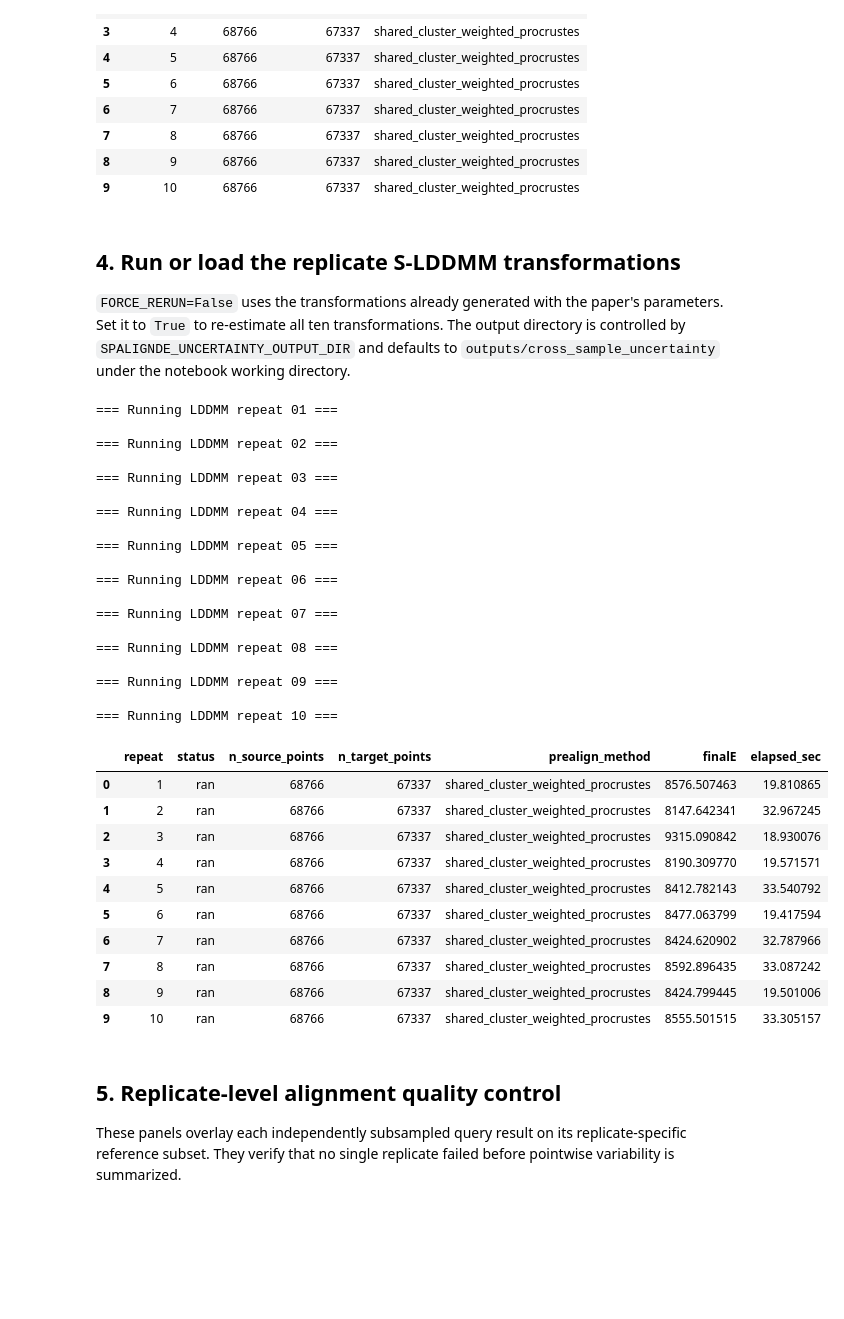
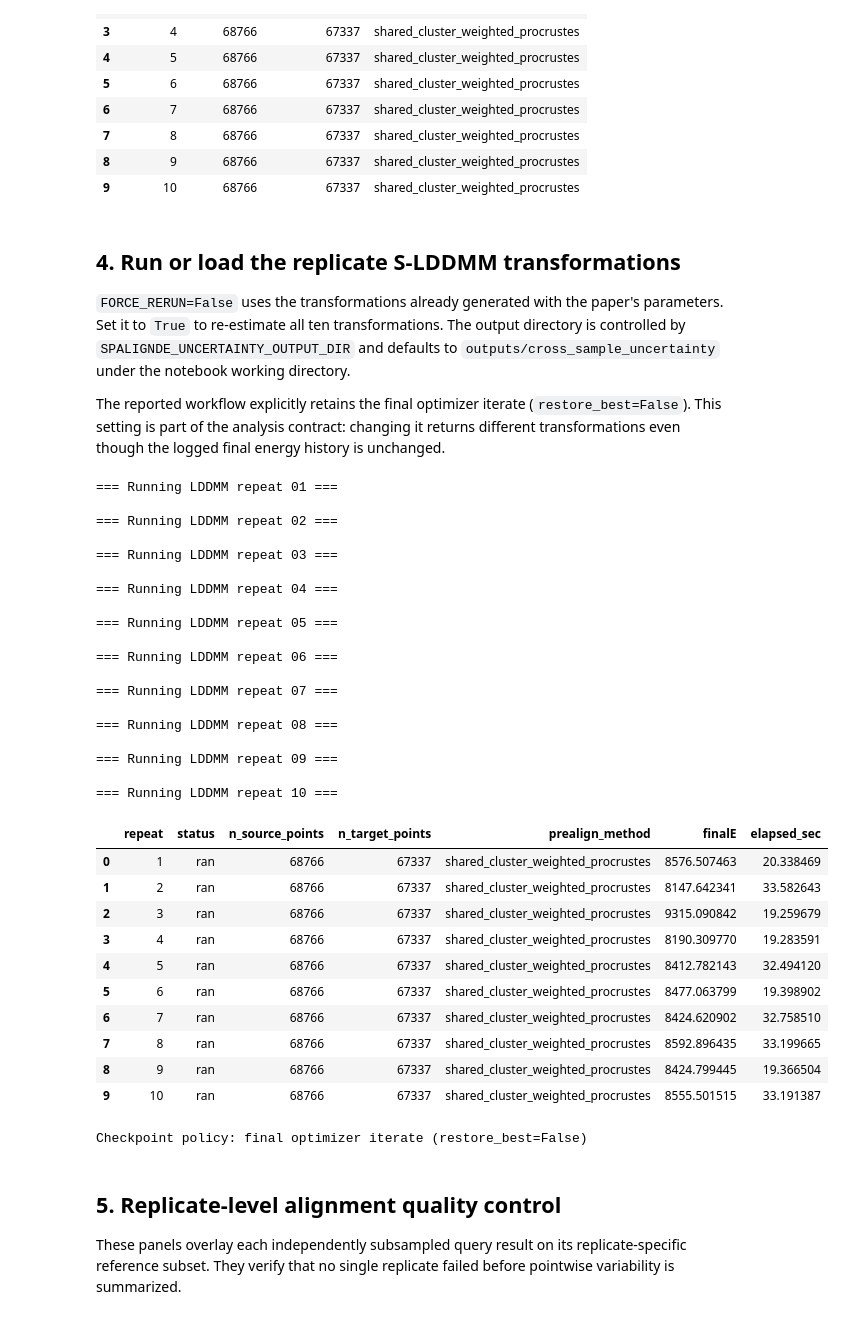
Before and after one commit to dsong-lab/spAlignDE, a Jupyter notebook: docs/source/source_notebooks/cross_sample_uncertainty_report.ipynb, the cells around one changed output. Cells and saved outputs as stored; diff of their text form; code cells hidden in the pictures; blank space fills up the shorter version.

```diff
--- a/docs/source/source_notebooks/cross_sample_uncertainty_report.ipynb
+++ b/docs/source/source_notebooks/cross_sample_uncertainty_report.ipynb
@@ -139,6 +138,11 @@ display(replicate_table)
 parameters. Set it to `True` to re-estimate all ten transformations. The output
 directory is controlled by ``SPALIGNDE_UNCERTAINTY_OUTPUT_DIR`` and defaults to
 ``outputs/cross_sample_uncertainty`` under the notebook working directory.
+
+The reported workflow explicitly retains the final optimizer iterate
+(`restore_best=False`). This setting is part of the analysis contract: changing
+it returns different transformations even though the logged final energy
+history is unchanged.
 # %%
 FORCE_RERUN = os.environ.get("SPALIGNDE_FORCE_UNCERTAINTY_RERUN", "0") == "1"
 
@@ -159,6 +163,7 @@ optim_cfg = {
     "grad_clip_m0": None,
     "lrM_decay": 1.0,
     "lrM_min": 2e3,
+    "restore_best": False,
 }
 
 aligned_by_repeat, run_summary = uq.run_or_load_alignments(
@@ -170,43 +175,45 @@ aligned_by_repeat, run_summary = uq.run_or_load_alignments(
     save_transforms=True,
     require_transforms=True,
     verbose=False,
 )
 display(
     run_summary[
         ["repeat", "status", "n_source_points", "n_target_points", "prealign_method", "finalE", "elapsed_sec"]
     ]
 )
+print("Checkpoint policy: final optimizer iterate (restore_best=False)")
 # %% [output]
 === Running LDDMM repeat 01 ===
 
 === Running LDDMM repeat 02 ===
 
 === Running LDDMM repeat 03 ===
 
 === Running LDDMM repeat 04 ===
 
 === Running LDDMM repeat 05 ===
 
 === Running LDDMM repeat 06 ===
 
 === Running LDDMM repeat 07 ===
 
 === Running LDDMM repeat 08 ===
 
 === Running LDDMM repeat 09 ===
 
 === Running LDDMM repeat 10 ===
 |  | repeat | status | n_source_points | n_target_points | prealign_method | finalE | elapsed_sec |
-| 0 | 1 | ran | 68766 | 67337 | shared_cluster_weighted_procrustes | 8576.507463 | 19.810865 |
-| 1 | 2 | ran | 68766 | 67337 | shared_cluster_weighted_procrustes | 8147.642341 | 32.967245 |
-| 2 | 3 | ran | 68766 | 67337 | shared_cluster_weighted_procrustes | 9315.090842 | 18.930076 |
-| 3 | 4 | ran | 68766 | 67337 | shared_cluster_weighted_procrustes | 8190.309770 | 19.571571 |
-| 4 | 5 | ran | 68766 | 67337 | shared_cluster_weighted_procrustes | 8412.782143 | 33.540792 |
-| 5 | 6 | ran | 68766 | 67337 | shared_cluster_weighted_procrustes | 8477.063799 | 19.417594 |
-| 6 | 7 | ran | 68766 | 67337 | shared_cluster_weighted_procrustes | 8424.620902 | 32.787966 |
-| 7 | 8 | ran | 68766 | 67337 | shared_cluster_weighted_procrustes | 8592.896435 | 33.087242 |
-| 8 | 9 | ran | 68766 | 67337 | shared_cluster_weighted_procrustes | 8424.799445 | 19.501006 |
-| 9 | 10 | ran | 68766 | 67337 | shared_cluster_weighted_procrustes | 8555.501515 | 33.305157 |
+| 0 | 1 | ran | 68766 | 67337 | shared_cluster_weighted_procrustes | 8576.507463 | 20.338469 |
+| 1 | 2 | ran | 68766 | 67337 | shared_cluster_weighted_procrustes | 8147.642341 | 33.582643 |
+| 2 | 3 | ran | 68766 | 67337 | shared_cluster_weighted_procrustes | 9315.090842 | 19.259679 |
+| 3 | 4 | ran | 68766 | 67337 | shared_cluster_weighted_procrustes | 8190.309770 | 19.283591 |
+| 4 | 5 | ran | 68766 | 67337 | shared_cluster_weighted_procrustes | 8412.782143 | 32.494120 |
+| 5 | 6 | ran | 68766 | 67337 | shared_cluster_weighted_procrustes | 8477.063799 | 19.398902 |
+| 6 | 7 | ran | 68766 | 67337 | shared_cluster_weighted_procrustes | 8424.620902 | 32.758510 |
+| 7 | 8 | ran | 68766 | 67337 | shared_cluster_weighted_procrustes | 8592.896435 | 33.199665 |
+| 8 | 9 | ran | 68766 | 67337 | shared_cluster_weighted_procrustes | 8424.799445 | 19.366504 |
+| 9 | 10 | ran | 68766 | 67337 | shared_cluster_weighted_procrustes | 8555.501515 | 33.191387 |
+Checkpoint policy: final optimizer iterate (restore_best=False)
 # %% [markdown]
 ## 5. Replicate-level alignment quality control
 
```
Also changed, not shown: parts of 9 cells of this notebook, 13 other files.
